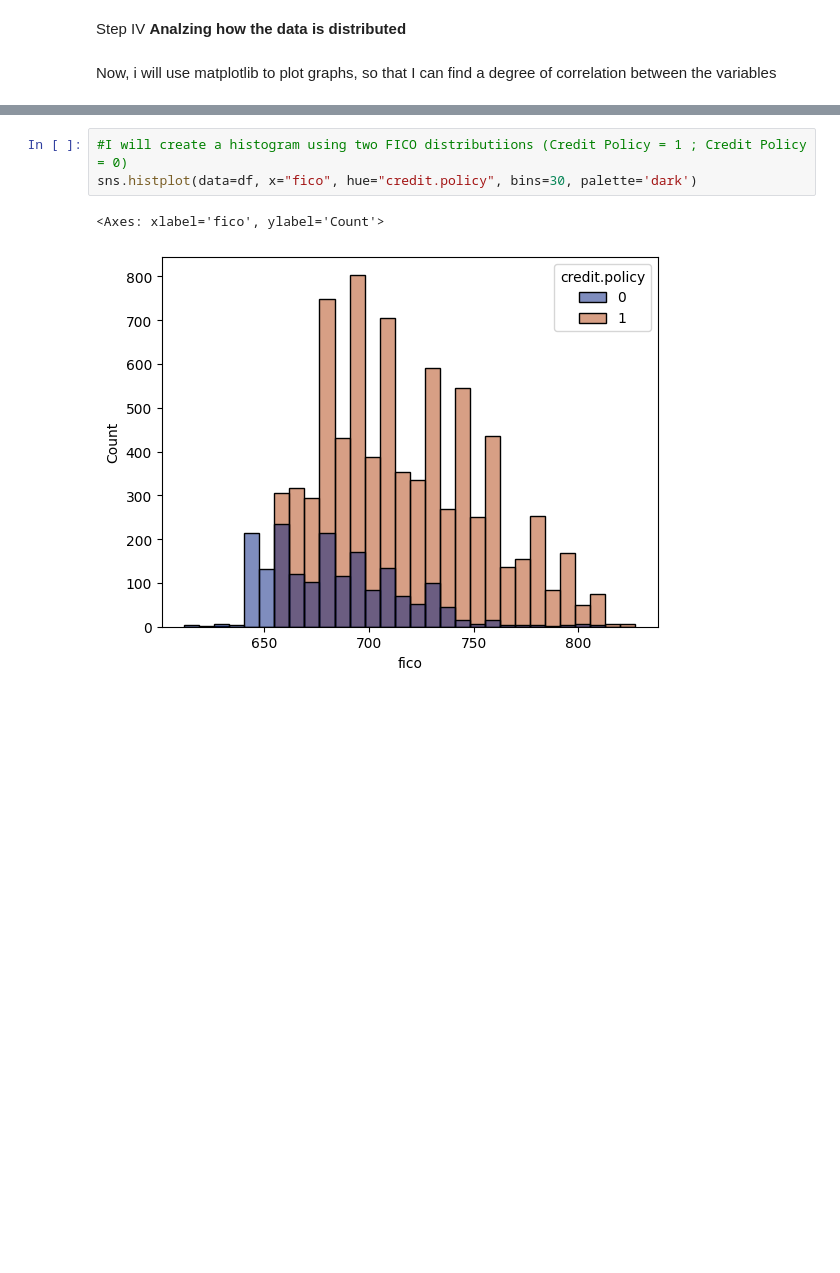
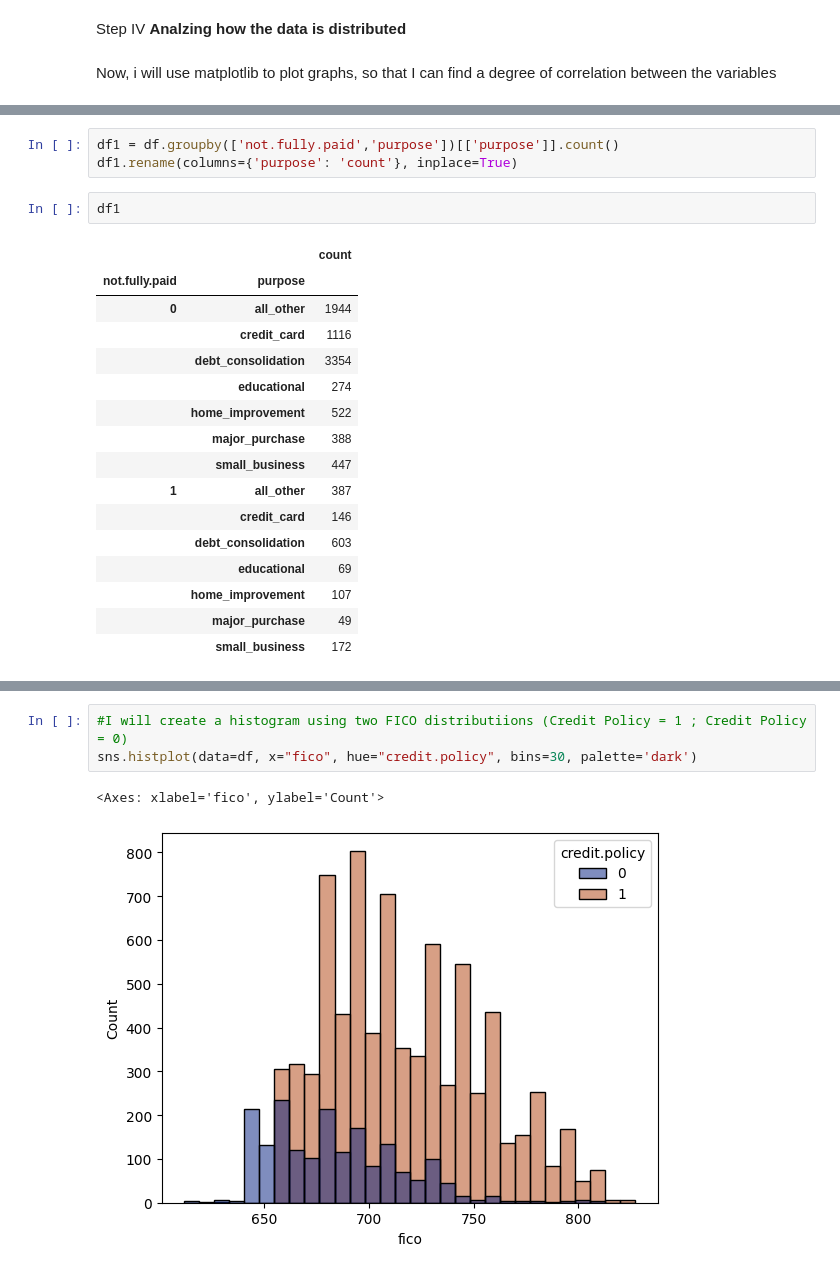
Before and after one commit to pedro-nunesm/Random-Forests-Model-x-Decision-Tree-Classifier-on-LendingClub-Dataset, a Jupyter notebook: index.ipynb, the cells around one changed output, grey strips where cells are left out. Drawn from its saved outputs; the diff is of its cells as text; blank space fills up the shorter version.

```diff
--- a/index.ipynb
+++ b/index.ipynb
@@ -62,0 +70,22 @@ Now, i will use matplotlib to plot graphs, so that I can find a degree of correl
+# %%
+df1 = df.groupby(['not.fully.paid','purpose'])[['purpose']].count()
+df1.rename(columns={'purpose': 'count'}, inplace=True)
+# %%
+df1
+# %% [output]
+|  |  | count |
+| not.fully.paid | purpose |  |
+| 0 | all_other | 1944 |
+|  | credit_card | 1116 |
+|  | debt_consolidation | 3354 |
+|  | educational | 274 |
+|  | home_improvement | 522 |
+|  | major_purchase | 388 |
+|  | small_business | 447 |
+| 1 | all_other | 387 |
+|  | credit_card | 146 |
+|  | debt_consolidation | 603 |
+|  | educational | 69 |
+|  | home_improvement | 107 |
+|  | major_purchase | 49 |
+|  | small_business | 172 |
```
Also changed, not shown: parts of 6 cells of this notebook.
